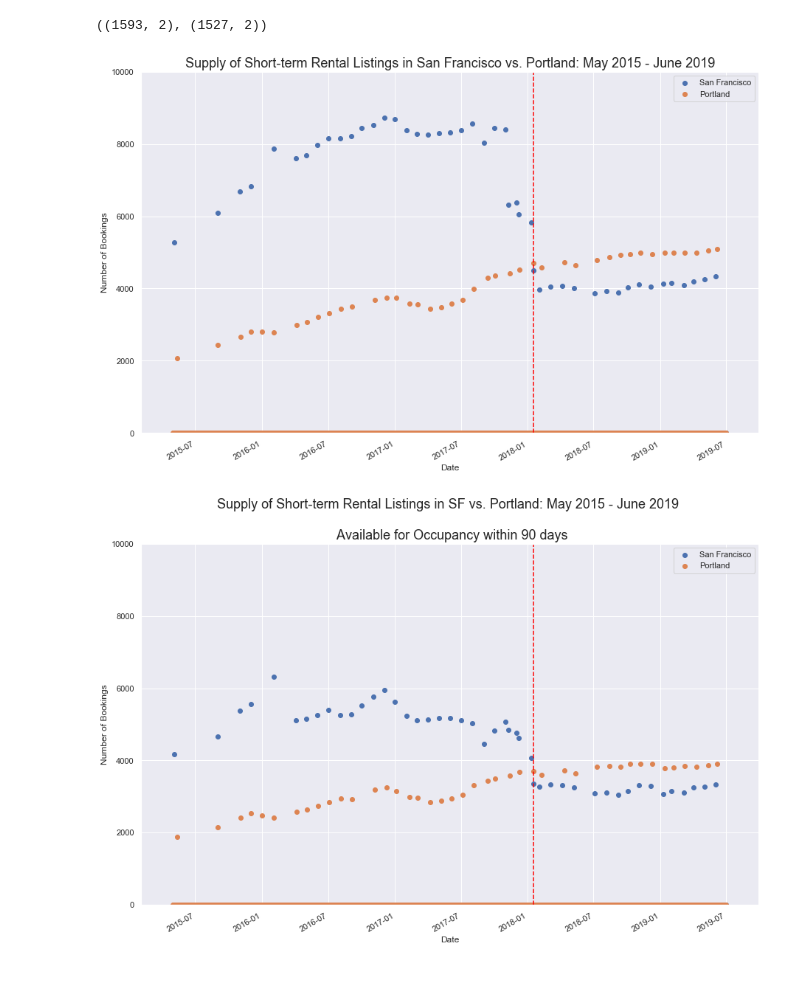
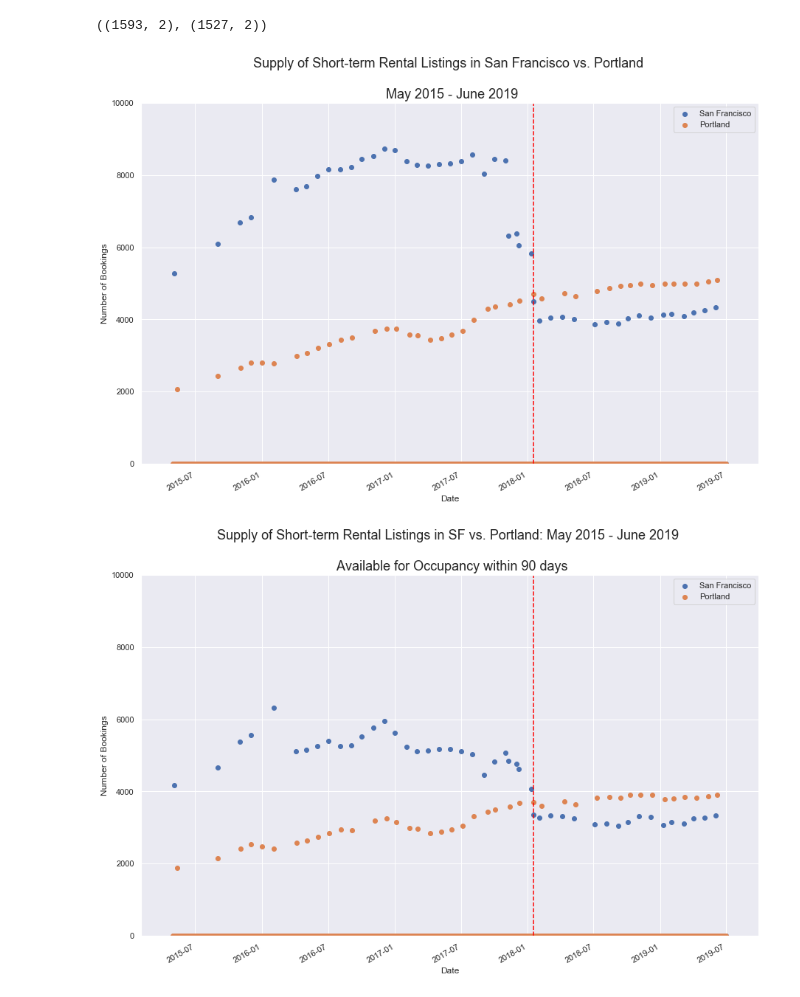
Before and after one commit to karensheng/Airbnb_Regulation, a Jupyter notebook: notebooks/Construct Time Series .ipynb, the cells around one changed output. Saved outputs shown, nothing was run; the diff lists cells and outputs as text; code cells hidden in the pictures.

```diff
--- a/notebooks/Construct Time Series .ipynb
+++ b/notebooks/Construct Time Series .ipynb
@@ -57,13 +57,18 @@ def supply_func(city):
 
     listings_short_avail = listings_short[listings_short['availability_90'] > 0]
 
+    pd.reset_option('mode.chained_assignment')
+    with pd.option_context('mode.chained_assignment', None):
+
+        listings_short_avail['price_float'] = listings_short_avail['price'].str.replace("\$|,", "").astype(float)
+
     m_ls_avail = listings_short_avail.resample('D').size().reset_index(name= f"{city}_counts")
 
-    return m_ls, m_ls_avail
+    return m_ls, m_ls_avail, listings_short_avail
 # %%
-monthly_supply_portland, monthly_supply_avail_portland = supply_func("Portland")
+monthly_supply_portland, monthly_supply_avail_portland, ls_short_avail_portland = supply_func("Portland")
 # %%
-monthly_supply_sf, monthly_supply_avail_sf = supply_func("SF")
+monthly_supply_sf, monthly_supply_avail_sf, ls_short_avail_sf = supply_func("SF")
 # %%
 monthly_supply_portland.shape, monthly_supply_sf.shape
 # %% [output]
@@ -101,9 +107,9 @@ def chart_supplies(df_port, df_sf, title):
     plt.show();
 # %%
 chart_supplies(monthly_supply_portland, monthly_supply_sf,
-               "Supply of Short-term Rental Listings in San Francisco vs. Portland: May 2015 - June 2019")
+               "Supply of Short-term Rental Listings in San Francisco vs. Portland \n \n May 2015 - June 2019")
 # %% [output]
-[figure, old version]
+[figure, new version]
 # %%
 chart_supplies(monthly_supply_avail_portland, monthly_supply_avail_sf,
 
```
Also changed, not shown: parts of 9 cells of this notebook.
